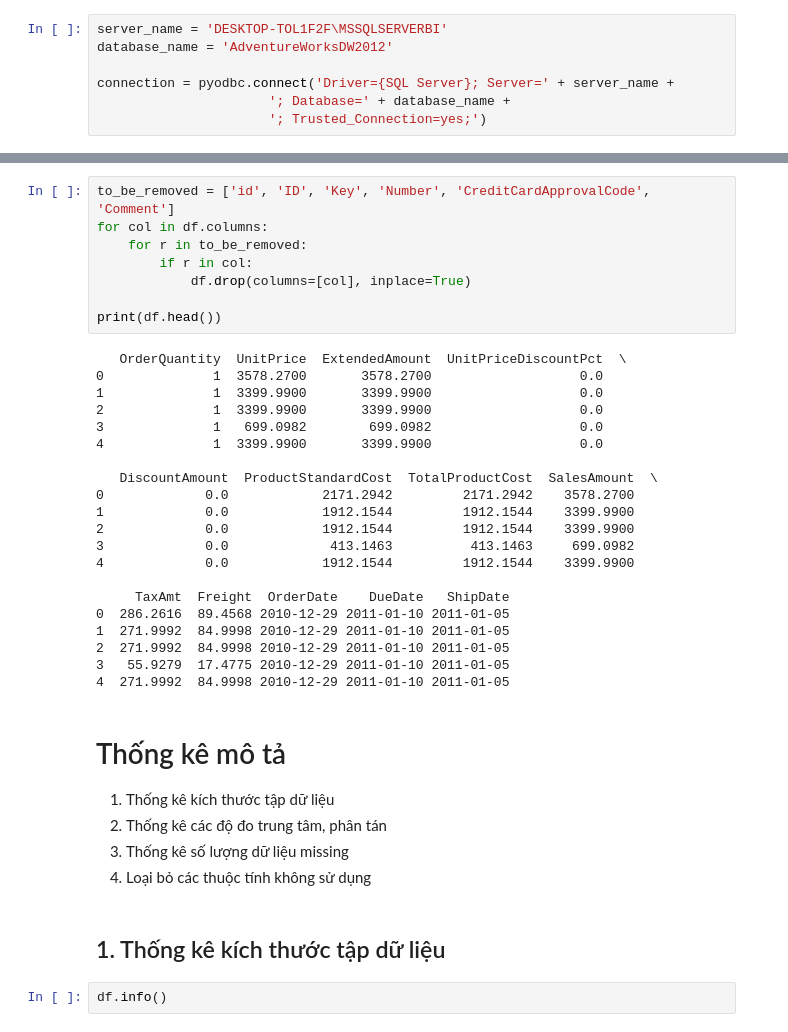
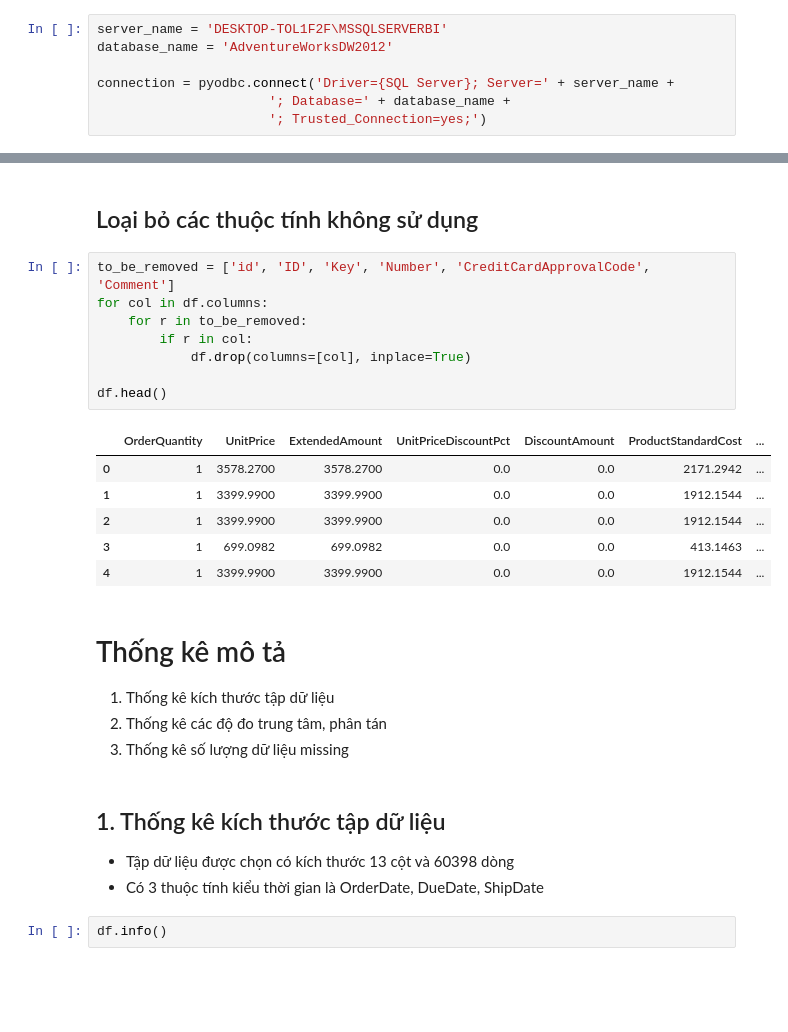
Before and after one commit to mq149/PTDLUD-01_DATH-2, a Jupyter notebook: PTDLUD-01_DATH#2_YC1.ipynb, the cells around one changed output, grey strips where cells are left out. Saved outputs shown, nothing was run; the diff lists cells and outputs as text; blank space fills up the shorter version.

```diff
--- a/PTDLUD-01_DATH#2_YC1.ipynb
+++ b/PTDLUD-01_DATH#2_YC1.ipynb
@@ -37,40 +26,29 @@ print(type(df))
+# %% [markdown]
+## Loại bỏ các thuộc tính không sử dụng
 # %%
 to_be_removed = ['id', 'ID', 'Key', 'Number', 'CreditCardApprovalCode', 'Comment']
 for col in df.columns:
     for r in to_be_removed:
         if r in col:
             df.drop(columns=[col], inplace=True)
 
-print(df.head())
+df.head()
 # %% [output]
-   OrderQuantity  UnitPrice  ExtendedAmount  UnitPriceDiscountPct  \
-0              1  3578.2700       3578.2700                   0.0
-1              1  3399.9900       3399.9900                   0.0
-2              1  3399.9900       3399.9900                   0.0
-3              1   699.0982        699.0982                   0.0
-4              1  3399.9900       3399.9900                   0.0
-
-   DiscountAmount  ProductStandardCost  TotalProductCost  SalesAmount  \
-0             0.0            2171.2942         2171.2942    3578.2700
-1             0.0            1912.1544         1912.1544    3399.9900
-2             0.0            1912.1544         1912.1544    3399.9900
-3             0.0             413.1463          413.1463     699.0982
-4             0.0            1912.1544         1912.1544    3399.9900
-
-     TaxAmt  Freight  OrderDate    DueDate   ShipDate
-0  286.2616  89.4568 2010-12-29 2011-01-10 2011-01-05
-1  271.9992  84.9998 2010-12-29 2011-01-10 2011-01-05
-2  271.9992  84.9998 2010-12-29 2011-01-10 2011-01-05
-3   55.9279  17.4775 2010-12-29 2011-01-10 2011-01-05
-4  271.9992  84.9998 2010-12-29 2011-01-10 2011-01-05
+|  | OrderQuantity | UnitPrice | ExtendedAmount | UnitPriceDiscountPct | DiscountAmount | ProductStandardCost | ... |
+| 0 | 1 | 3578.2700 | 3578.2700 | 0.0 | 0.0 | 2171.2942 | ... |
+| 1 | 1 | 3399.9900 | 3399.9900 | 0.0 | 0.0 | 1912.1544 | ... |
+| 2 | 1 | 3399.9900 | 3399.9900 | 0.0 | 0.0 | 1912.1544 | ... |
+| 3 | 1 | 699.0982 | 699.0982 | 0.0 | 0.0 | 413.1463 | ... |
+| 4 | 1 | 3399.9900 | 3399.9900 | 0.0 | 0.0 | 1912.1544 | ... |
 # %% [markdown]
 # Thống kê mô tả
 1. Thống kê kích thước tập dữ liệu
 2. Thống kê các độ đo trung tâm, phân tán
 3. Thống kê số lượng dữ liệu missing
-4. Loại bỏ các thuộc tính không sử dụng
 # %% [markdown]
 ## 1. Thống kê kích thước tập dữ liệu
+- Tập dữ liệu được chọn có kích thước 13 cột và 60398 dòng
+- Có 3 thuộc tính kiểu thời gian là OrderDate, DueDate, ShipDate
 # %%
 df.info()
 # %% [output]
```
Also changed, not shown: parts of 5 cells of this notebook.
